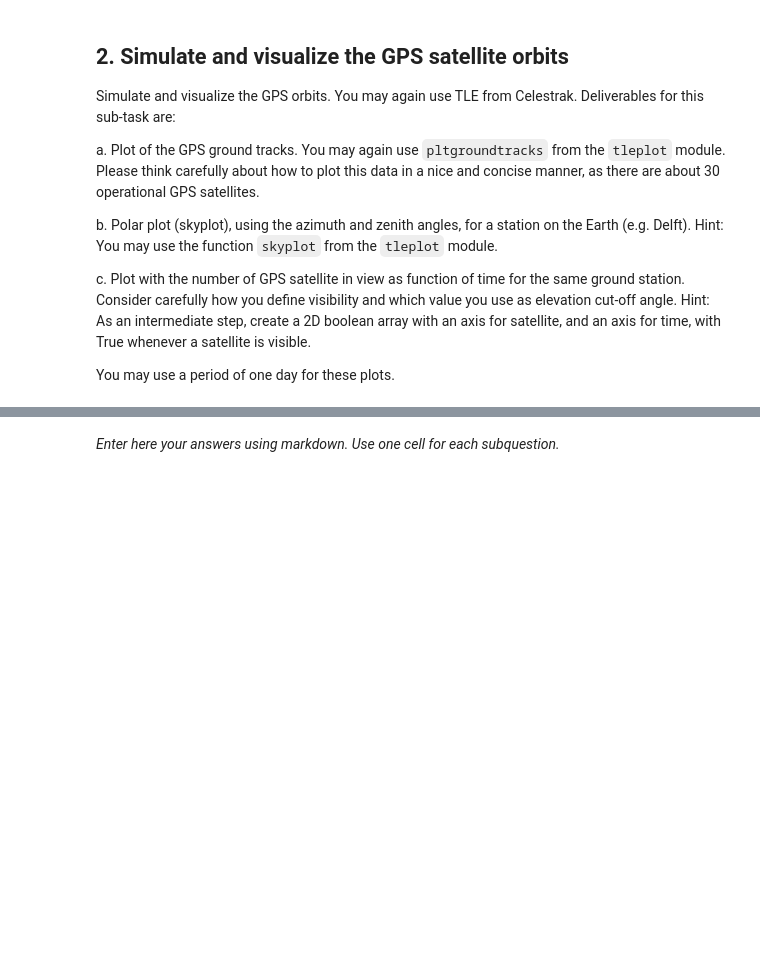
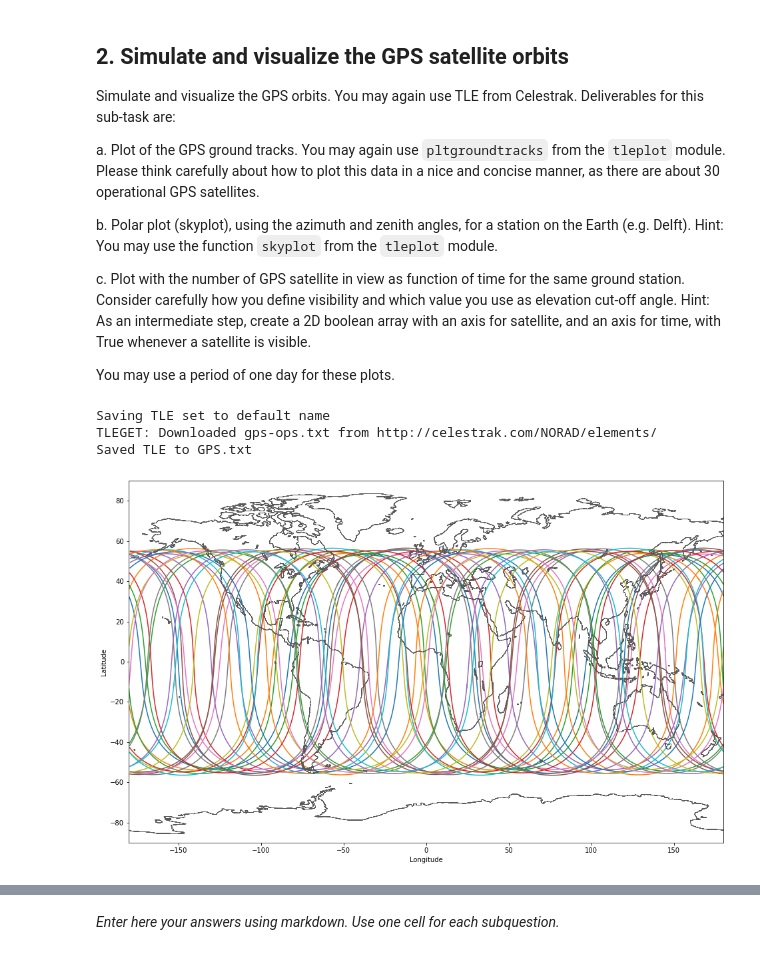
Before and after one commit to pratyush1611/CIE4604_Assignments, a Jupyter notebook: Assignment2/Assignment2.ipynb, the cells around one changed output, grey strips where cells are left out. Saved outputs shown, nothing was run; the diff lists cells and outputs as text; code cells hidden in the pictures; blank space fills up the shorter version.

```diff
--- a/Assignment2/Assignment2.ipynb
+++ b/Assignment2/Assignment2.ipynb
@@ -121,0 +220,20 @@ You may use a period of one day for these plots.
+# %%
+# enter here your code and run the cell to produce the result, if you wish you can use more cells
+
+gpsERS = tle.tleread(tle.tleget('GPS'),verbose=0)
+
+plt.figure(figsize=(16,10))
+
+for satellite in gpsERS:
+    t = tle.tledatenum(['2021-11-23 0:00:00', 24*60 ,1])
+    xsat_gps,vsat_gps = tle.tle2vec(gpsERS,t,satellite.name)
+    xsate_gps,vsate_gps = crs.eci2ecef(t,xsat=xsat_gps,vsat=vsat_gps)
+    # kwargs={'linewidth':0.4}
+    tle.pltgroundtrack(xsate_gps)
+
+plt.show()
+# %% [output]
+Saving TLE set to default name
+TLEGET: Downloaded gps-ops.txt from http://celestrak.com/NORAD/elements/
+Saved TLE to GPS.txt
+[figure, added]
```
Also changed, not shown: parts of 32 cells of this notebook, 6 other files.
